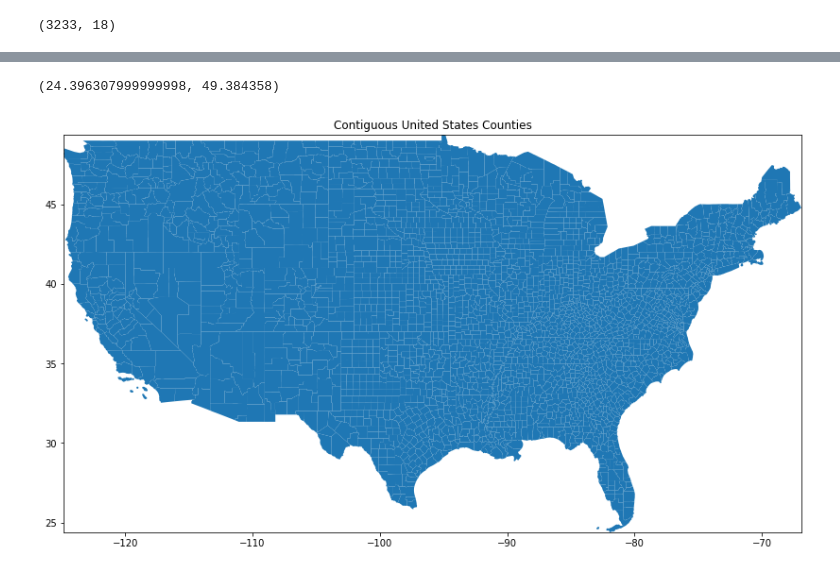
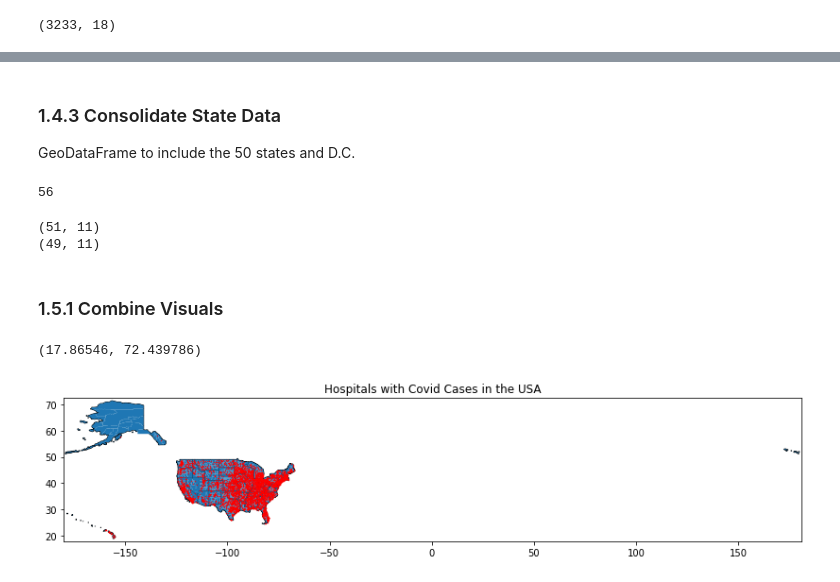
Before and after one commit to taflor/USACovidHospitals, a Jupyter notebook: notebooks/1.1-clean.ipynb, the cells around one changed output, grey strips where cells are left out. Drawn from its saved outputs; the diff is of its cells as text; code cells hidden in the pictures.

Commit message:
population data added and cleaned, state geodata added and cleaned

```diff
--- a/notebooks/1.1-clean.ipynb
+++ b/notebooks/1.1-clean.ipynb
@@ -294,0 +397,5 @@ County Name has shrunk to 46% of it's original size
+# %%
+# convert hosp dataframe into geodataframe to allow for plotting of hospitals in a later step
+geometry = [Point(xy) for xy in zip(hosp.longitudes, hosp.latitudes)]
+gdf_hosp = gpd.GeoDataFrame(hosp, crs='EPSG:4326', geometry=geometry)
+gdf_hosp.head()
@@ -486,0 +827,5 @@ usa_counties.shape
+# %%
+# Drop columns with single value & duplicate columns
+columns = ['LSAD','MTFCC','FUNCSTAT','GEOID']
+usa_states.drop(columns, axis=1, inplace=True)
+usa_states.head()
@@ -486,0 +856,8 @@ usa_counties.shape
+# %%
+# Convert to numeric
+num_cols = ['REGION','DIVISION','STATEFP','STATENS','ALAND','AWATER']
+
+for col in num_cols:
+    usa_states[col] = pd.to_numeric(usa_states[col])
+
+usa_states.dtypes
@@ -487,15 +877,40 @@ usa_counties.shape
+# %% [markdown]
+### 1.4.3 Consolidate State Data
+GeoDataFrame to include the 50 states and D.C.
+# %%
+usa_states['STATEFP'].nunique()
+# %% [output]
+56
+# %%
+# USA States
+usa_states = usa_states[~usa_states.STATEFP.isin(['60','66','69','72','78'])]
+print(usa_states.shape)
+
+# Contiguous USA
+usa_cont_states = usa_states[~usa_states.STATEFP.isin(['02','15'])]
+print(usa_cont_states.shape)
+# %% [output]
+(51, 11)
+(49, 11)
+# %% [markdown]
+### 1.5.1 Combine Visuals
 # %%
-# Plot contiguous counties
+# Plot all counties with hospital data
 fig, ax = plt.subplots(figsize=(14,12))
-#fig.tight_layout()
-ax.set(title='Contiguous United States Counties')
-cont_usa.plot(ax=ax)
+ax.set(title='Hospitals with Covid Cases in the USA')
 
-xlim = ([cont_usa.total_bounds[0],  cont_usa.total_bounds[2]])
-ylim = ([cont_usa.total_bounds[1],  cont_usa.total_bounds[3]])
+# plot states
+usa_states.plot(ax=ax, edgecolor='black', facecolor='none')
+# plot counties
+usa_state_counties.plot(ax=ax)
+# plot hospitals
+gdf_hosp.plot(markersize=0.2, color='red', ax=ax)
+
+xlim = ([usa_states.total_bounds[0]-1,  usa_states.total_bounds[2]+1])
+ylim = ([usa_states.total_bounds[1]-1,  usa_states.total_bounds[3]+1])
 
 ax.set_xlim(xlim)
 ax.set_ylim(ylim)
 # %% [output]
-(24.396307999999998, 49.384358)
+(17.86546, 72.439786)
-[figure, old version]
+[figure, new version]
```
Also changed, not shown: parts of 74 cells of this notebook.
